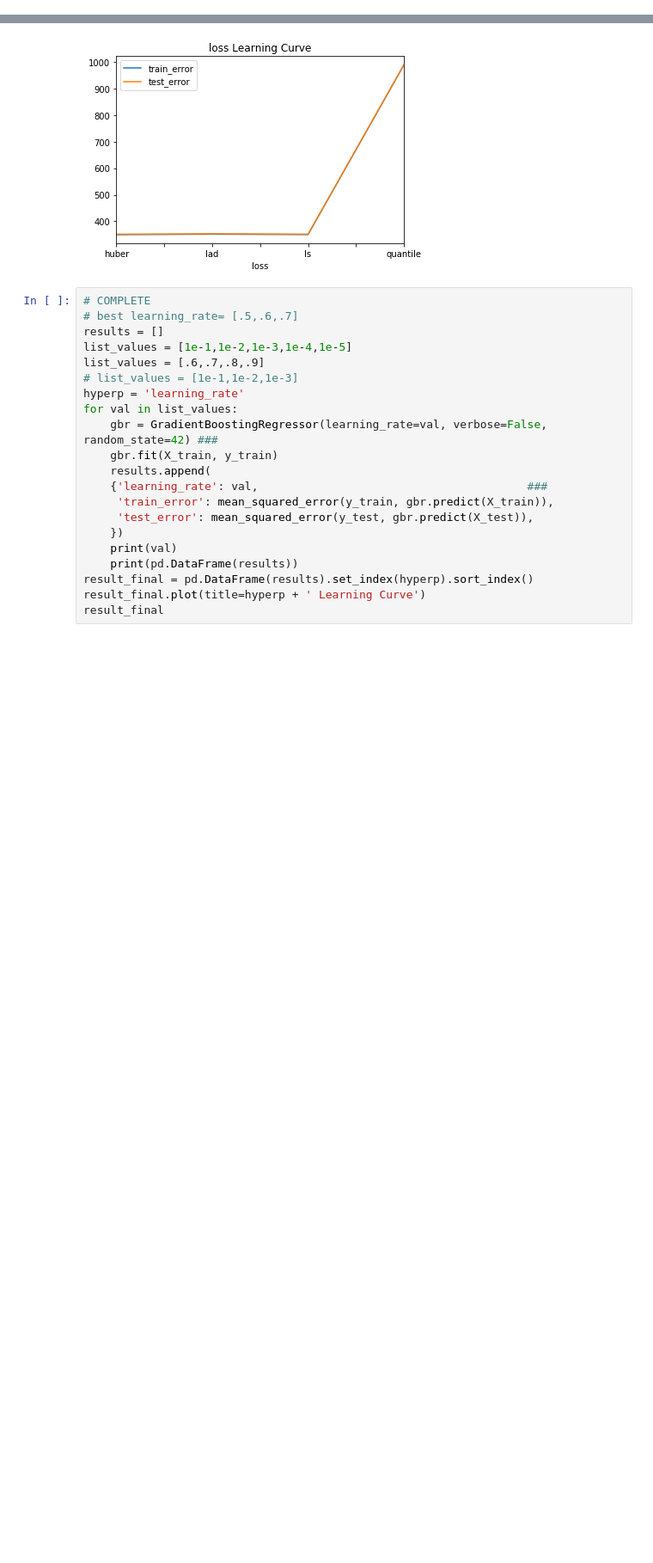
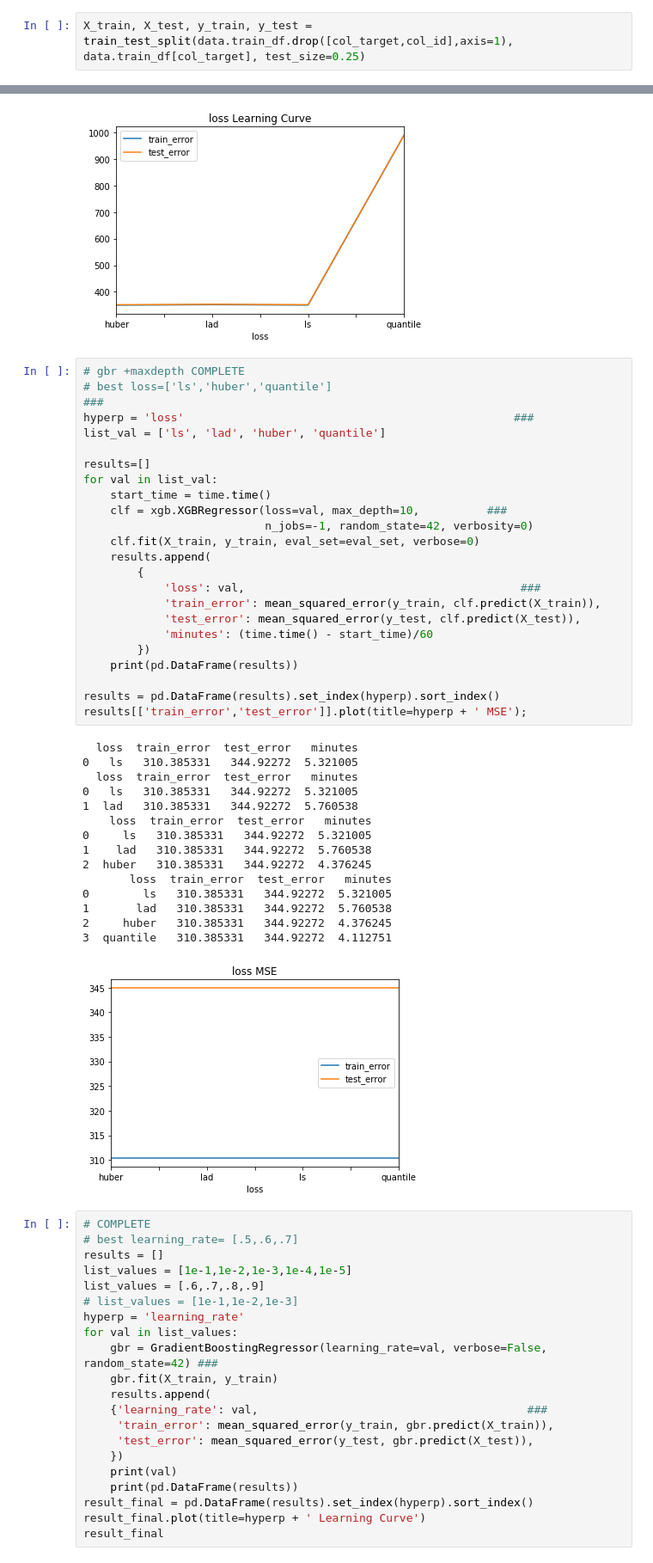
Before and after one commit to kirahman2/salarypredictionportfolio, a Jupyter notebook: Salary Prediction Notebook.ipynb, the cells around one changed output, grey strips where cells are left out. Shown at 86% size. Drawn from its saved outputs; the diff is of its cells as text; blank space fills up the shorter version.

Commit message:
Saving xbgr results.

```diff
--- a/Salary Prediction Notebook.ipynb
+++ b/Salary Prediction Notebook.ipynb
@@ -290,3 +288,5 @@ model = Model(train_features, train_target, model_container, set_cv, num_proc, d
+# %%
+X_train, X_test, y_train, y_test = train_test_split(data.train_df.drop([col_target,col_id],axis=1), data.train_df[col_target], test_size=0.25)
 # %%
 X_train_2, X_test_2, y_train_2, y_test_2 = train_test_split(data.train_df.drop([col_target,col_id],axis=1), data.train_df[col_target], test_size=0.25)
 # %%
@@ -335,6 +335,45 @@ quantile
 | ls | 350.378303 | 351.876126 |
 | quantile | 988.604013 | 989.334403 |
 [figure]
+# %%
+# gbr +maxdepth COMPLETE
+# best loss=['ls','huber','quantile']                                                  ###
+hyperp = 'loss'                                                 ###
+list_val = ['ls', 'lad', 'huber', 'quantile']
+
+results=[]
+for val in list_val:
+    start_time = time.time()
+    clf = xgb.XGBRegressor(loss=val, max_depth=10,          ###
+                           n_jobs=-1, random_state=42, verbosity=0)
+    clf.fit(X_train, y_train, eval_set=eval_set, verbose=0)
+    results.append(
+        {
+            'loss': val,                                         ###
+            'train_error': mean_squared_error(y_train, clf.predict(X_train)),
+            'test_error': mean_squared_error(y_test, clf.predict(X_test)),
+            'minutes': (time.time() - start_time)/60
+        })
+    print(pd.DataFrame(results))
+
+results = pd.DataFrame(results).set_index(hyperp).sort_index()
+results[['train_error','test_error']].plot(title=hyperp + ' MSE');
+# %% [output]
+  loss  train_error  test_error   minutes
+0   ls   310.385331   344.92272  5.321005
+  loss  train_error  test_error   minutes
+0   ls   310.385331   344.92272  5.321005
+1  lad   310.385331   344.92272  5.760538
+    loss  train_error  test_error   minutes
+0     ls   310.385331   344.92272  5.321005
+1    lad   310.385331   344.92272  5.760538
+2  huber   310.385331   344.92272  4.376245
+       loss  train_error  test_error   minutes
+0        ls   310.385331   344.92272  5.321005
+1       lad   310.385331   344.92272  5.760538
+2     huber   310.385331   344.92272  4.376245
+3  quantile   310.385331   344.92272  4.112751
+[figure, added]
 # %%
 # COMPLETE
 # best learning_rate= [.5,.6,.7]
```
Also changed, not shown: parts of 42 cells of this notebook.
